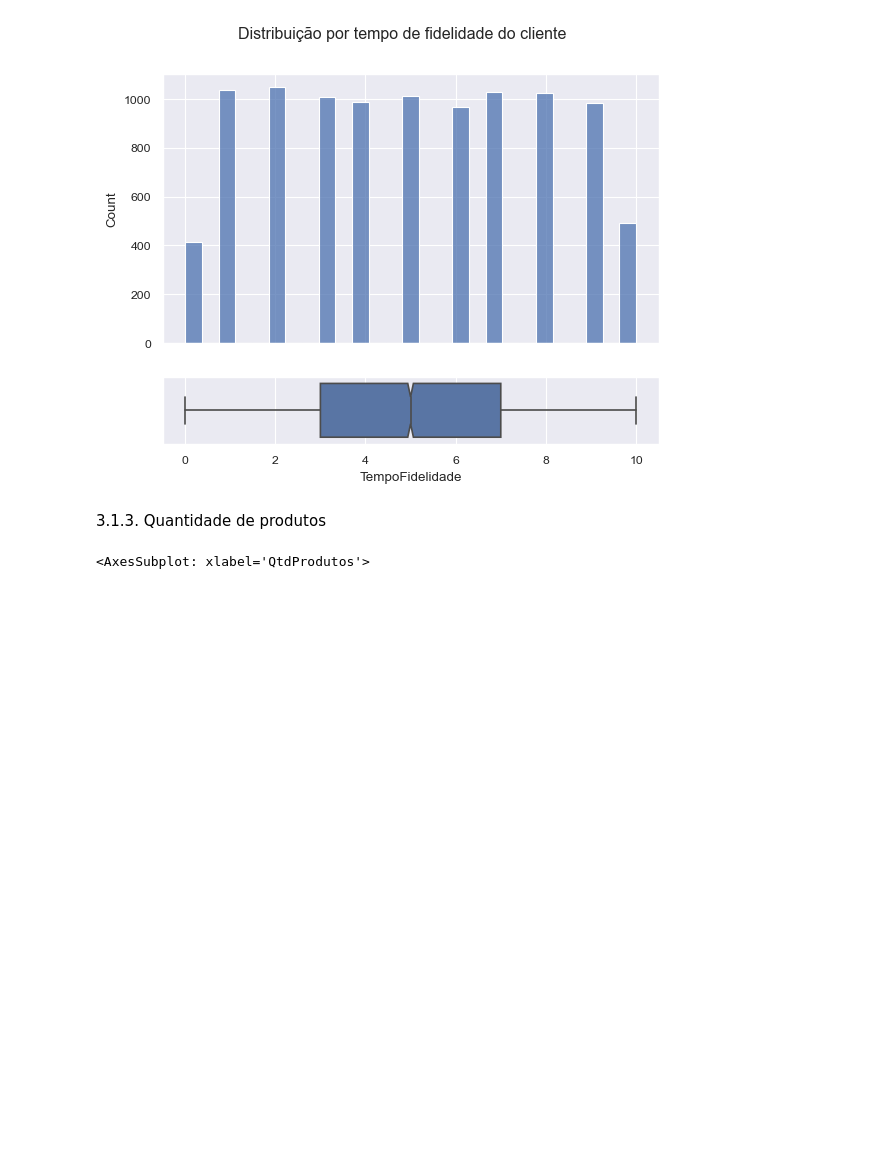
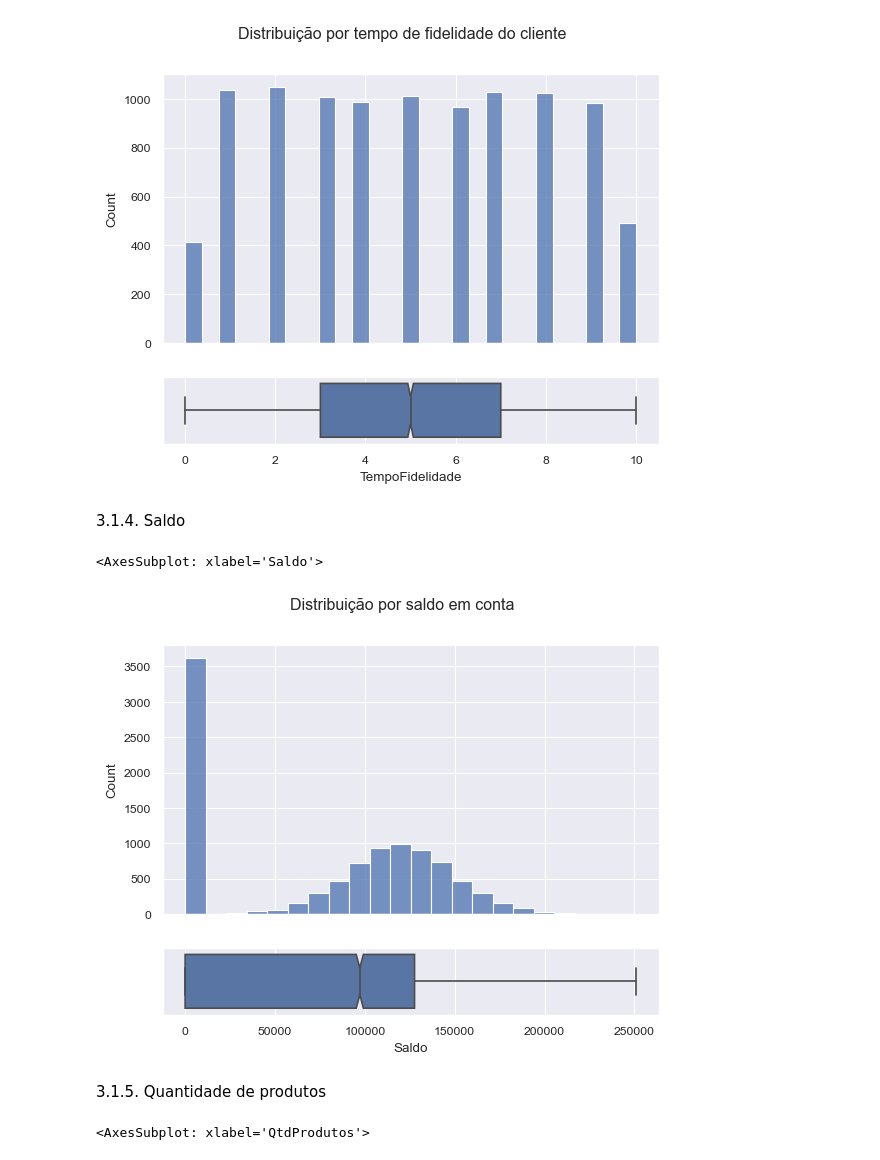
Before and after one commit to willyferreira/bank_churn, a Jupyter notebook: churn.ipynb, the cells around one changed output. Saved outputs shown, nothing was run; the diff lists cells and outputs as text; code cells hidden in the pictures; blank space fills up the shorter version.

```diff
--- a/churn.ipynb
+++ b/churn.ipynb
@@ -220,8 +224,22 @@ sns.boxplot(x = df.TempoFidelidade, fliersize = 2, notch = True, ax = axs[1])
 # %% [output]
 <AxesSubplot: xlabel='TempoFidelidade'>
 [figure]
+# %% [markdown]
+3.1.4. Saldo
+# %%
+#Criação dos subplots
+fig, axs = plt.subplots(ncols = 1, nrows = 2, sharex=True, height_ratios=[0.8, 0.2])
+#Título da imagem
+plt.suptitle('Distribuição por saldo em conta')
+#Gráfico 1 - Histograma
+sns.histplot(x = df['Saldo'], kde = False, ax = axs[0], stat = 'count', cumulative = False)
+#Gráfico 2 - Boxplot
+sns.boxplot(x = df['Saldo'], fliersize = 2, notch = True, ax = axs[1])
+# %% [output]
+<AxesSubplot: xlabel='Saldo'>
+[figure, added]
 # %% [markdown]
-3.1.3. Quantidade de produtos
+3.1.5. Quantidade de produtos
 # %%
 #Criação dos subplots
 fig, axs = plt.subplots(ncols = 1, nrows = 2, sharex=True, height_ratios=[0.8, 0.2])
```
Also changed, not shown: parts of 18 cells of this notebook.
